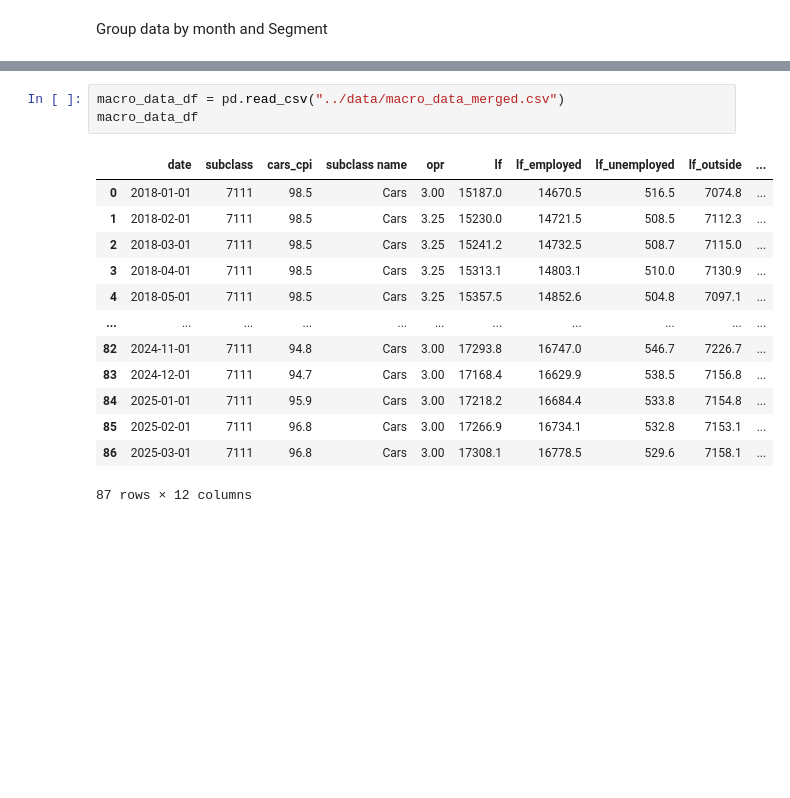
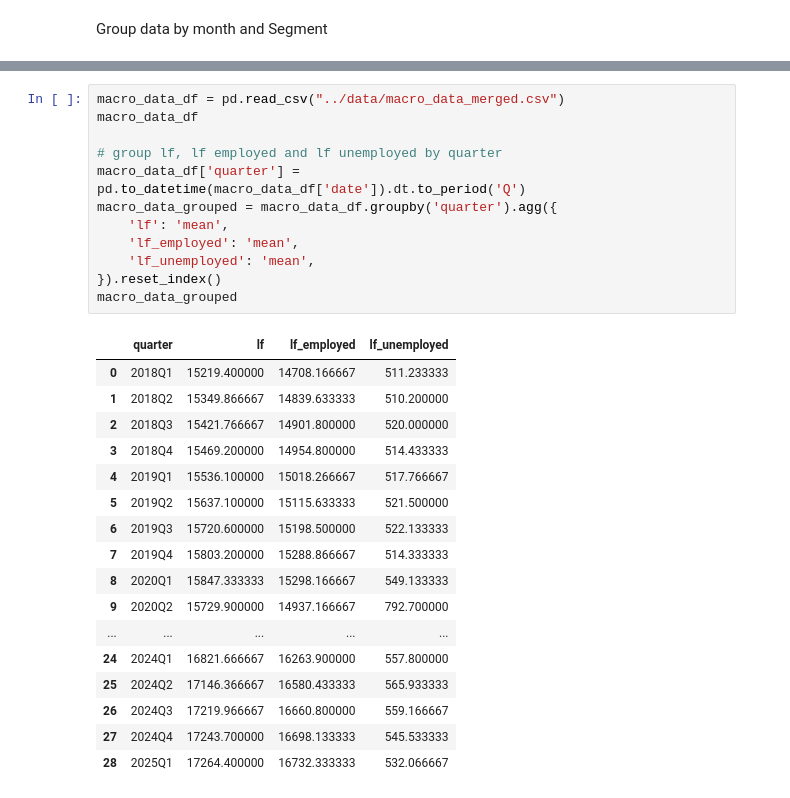
Before and after one commit to yejui626/automotive-bursa, a Jupyter notebook: eda/segmentation_analysis.ipynb, the cells around one changed output, grey strips where cells are left out. Drawn from its saved outputs; the diff is of its cells as text; blank space fills up the shorter version.

```diff
--- a/eda/segmentation_analysis.ipynb
+++ b/eda/segmentation_analysis.ipynb
@@ -71,20 +76,33 @@ df_grouped
 # %%
 macro_data_df = pd.read_csv("../data/macro_data_merged.csv")
 macro_data_df
+
+# group lf, lf employed and lf unemployed by quarter
+macro_data_df['quarter'] = pd.to_datetime(macro_data_df['date']).dt.to_period('Q')
+macro_data_grouped = macro_data_df.groupby('quarter').agg({
+    'lf': 'mean',
+    'lf_employed': 'mean',
+    'lf_unemployed': 'mean',
+}).reset_index()
+macro_data_grouped
 # %% [output]
-|  | date | subclass | cars_cpi | subclass name | opr | lf | lf_employed | lf_unemployed | lf_outside | ... |
-| 0 | 2018-01-01 | 7111 | 98.5 | Cars | 3.00 | 15187.0 | 14670.5 | 516.5 | 7074.8 | ... |
-| 1 | 2018-02-01 | 7111 | 98.5 | Cars | 3.25 | 15230.0 | 14721.5 | 508.5 | 7112.3 | ... |
-| 2 | 2018-03-01 | 7111 | 98.5 | Cars | 3.25 | 15241.2 | 14732.5 | 508.7 | 7115.0 | ... |
-| 3 | 2018-04-01 | 7111 | 98.5 | Cars | 3.25 | 15313.1 | 14803.1 | 510.0 | 7130.9 | ... |
-| 4 | 2018-05-01 | 7111 | 98.5 | Cars | 3.25 | 15357.5 | 14852.6 | 504.8 | 7097.1 | ... |
-| ... | ... | ... | ... | ... | ... | ... | ... | ... | ... | ... |
-| 82 | 2024-11-01 | 7111 | 94.8 | Cars | 3.00 | 17293.8 | 16747.0 | 546.7 | 7226.7 | ... |
-| 83 | 2024-12-01 | 7111 | 94.7 | Cars | 3.00 | 17168.4 | 16629.9 | 538.5 | 7156.8 | ... |
-| 84 | 2025-01-01 | 7111 | 95.9 | Cars | 3.00 | 17218.2 | 16684.4 | 533.8 | 7154.8 | ... |
-| 85 | 2025-02-01 | 7111 | 96.8 | Cars | 3.00 | 17266.9 | 16734.1 | 532.8 | 7153.1 | ... |
-| 86 | 2025-03-01 | 7111 | 96.8 | Cars | 3.00 | 17308.1 | 16778.5 | 529.6 | 7158.1 | ... |
+|  | quarter | lf | lf_employed | lf_unemployed |
+| 0 | 2018Q1 | 15219.400000 | 14708.166667 | 511.233333 |
+| 1 | 2018Q2 | 15349.866667 | 14839.633333 | 510.200000 |
+| 2 | 2018Q3 | 15421.766667 | 14901.800000 | 520.000000 |
+| 3 | 2018Q4 | 15469.200000 | 14954.800000 | 514.433333 |
+| 4 | 2019Q1 | 15536.100000 | 15018.266667 | 517.766667 |
+| 5 | 2019Q2 | 15637.100000 | 15115.633333 | 521.500000 |
+| 6 | 2019Q3 | 15720.600000 | 15198.500000 | 522.133333 |
+| 7 | 2019Q4 | 15803.200000 | 15288.866667 | 514.333333 |
+| 8 | 2020Q1 | 15847.333333 | 15298.166667 | 549.133333 |
+| 9 | 2020Q2 | 15729.900000 | 14937.166667 | 792.700000 |
+| ... | ... | ... | ... | ... |
+| 24 | 2024Q1 | 16821.666667 | 16263.900000 | 557.800000 |
+| 25 | 2024Q2 | 17146.366667 | 16580.433333 | 565.933333 |
+| 26 | 2024Q3 | 17219.966667 | 16660.800000 | 559.166667 |
+| 27 | 2024Q4 | 17243.700000 | 16698.133333 | 545.533333 |
+| 28 | 2025Q1 | 17264.400000 | 16732.333333 | 532.066667 |
-87 rows × 12 columns
 # %%
 # plot graph cpi vs segment
 
```
Also changed, not shown: parts of 11 cells of this notebook.
